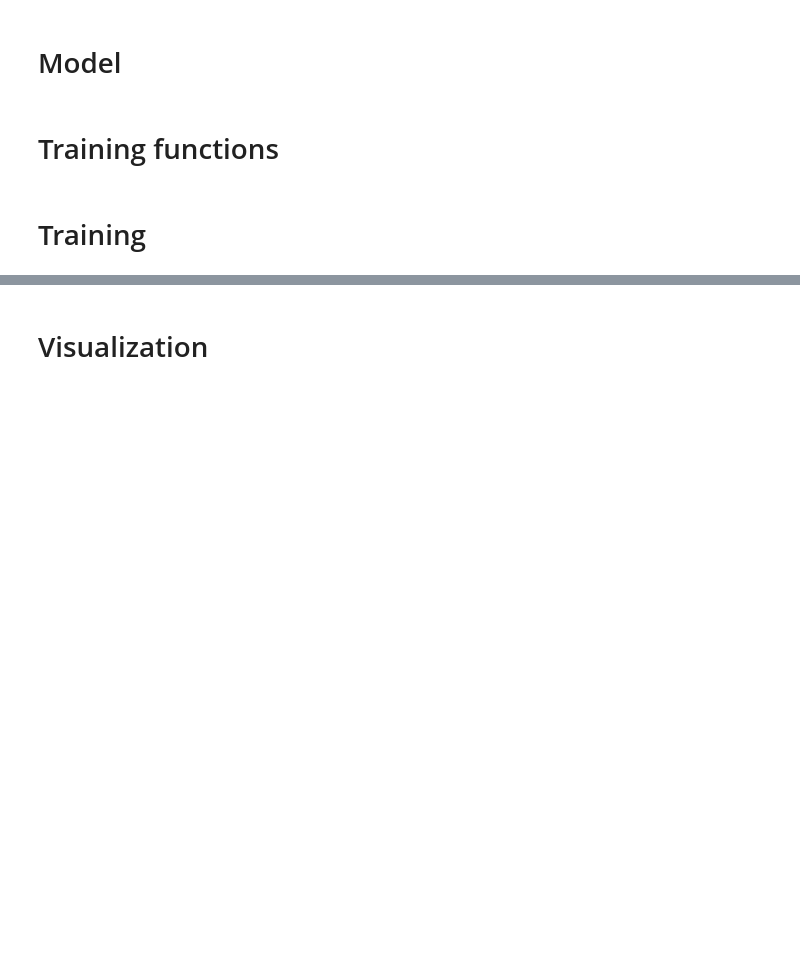
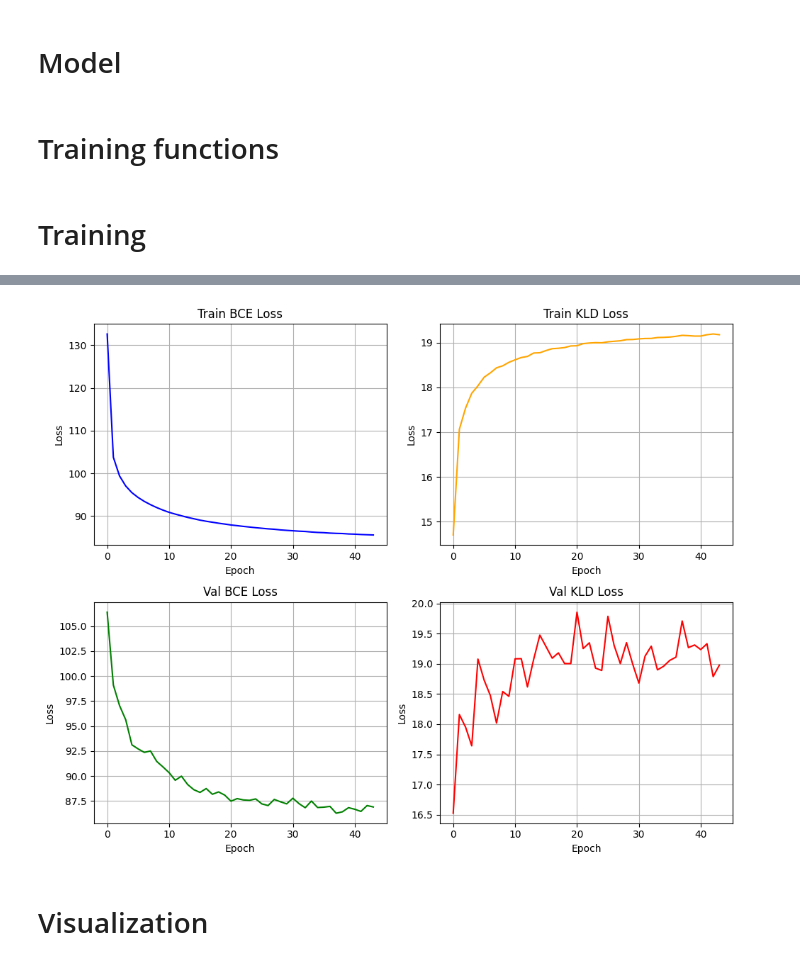
Before and after one commit to arneallwardt/Beta_VAE, a Jupyter notebook: vae_test.ipynb, the cells around one changed output, grey strips where cells are left out. Drawn from its saved outputs; the diff is of its cells as text; code cells hidden in the pictures; blank space fills up the shorter version.

```diff
--- a/vae_test.ipynb
+++ b/vae_test.ipynb
@@ -23,7 +29,7 @@ hyperparameters = {
 train_loader = torch.utils.data.DataLoader(
     datasets.MNIST('../data', train=True, download=True, transform=transforms.ToTensor()),
     batch_size=hyperparameters['batch_size'], shuffle=True)
-test_loader = torch.utils.data.DataLoader(
+val_loader = torch.utils.data.DataLoader(
     datasets.MNIST('../data', train=False, transform=transforms.ToTensor()),
     batch_size=hyperparameters['batch_size'], shuffle=False)
 # %% [markdown]
@@ -162,2 +209,38 @@ KeyboardInterrupt:
+# %%
+fig, axs = plt.subplots(2, 2, figsize=(10, 8))
+epochs = list(range(len(train_bce_loss)))
+
+# 1: Train BCE
+axs[0, 0].plot(epochs, train_bce_loss, label='Train BCE', color='blue')
+axs[0, 0].set_title('Train BCE Loss')
+axs[0, 0].set_xlabel('Epoch')
+axs[0, 0].set_ylabel('Loss')
+axs[0, 0].grid(True)
+
+# 2: Train KLD
+axs[0, 1].plot(epochs, train_kld_loss, label='Train KLD', color='orange')
+axs[0, 1].set_title('Train KLD Loss')
+axs[0, 1].set_xlabel('Epoch')
+axs[0, 1].set_ylabel('Loss')
+axs[0, 1].grid(True)
+
+# 3: Val BCE
+axs[1, 0].plot(epochs, val_bce_loss, label='Val BCE', color='green')
+axs[1, 0].set_title('Val BCE Loss')
+axs[1, 0].set_xlabel('Epoch')
+axs[1, 0].set_ylabel('Loss')
+axs[1, 0].grid(True)
+
+# 4: Val KLD
+axs[1, 1].plot(epochs, val_kld_loss, label='Val KLD', color='red')
+axs[1, 1].set_title('Val KLD Loss')
+axs[1, 1].set_xlabel('Epoch')
+axs[1, 1].set_ylabel('Loss')
+axs[1, 1].grid(True)
+
+plt.tight_layout()
+plt.show()
+# %% [output]
+[figure, added]
 # %% [markdown]
 # Visualization
```
Also changed, not shown: parts of 11 cells of this notebook.
